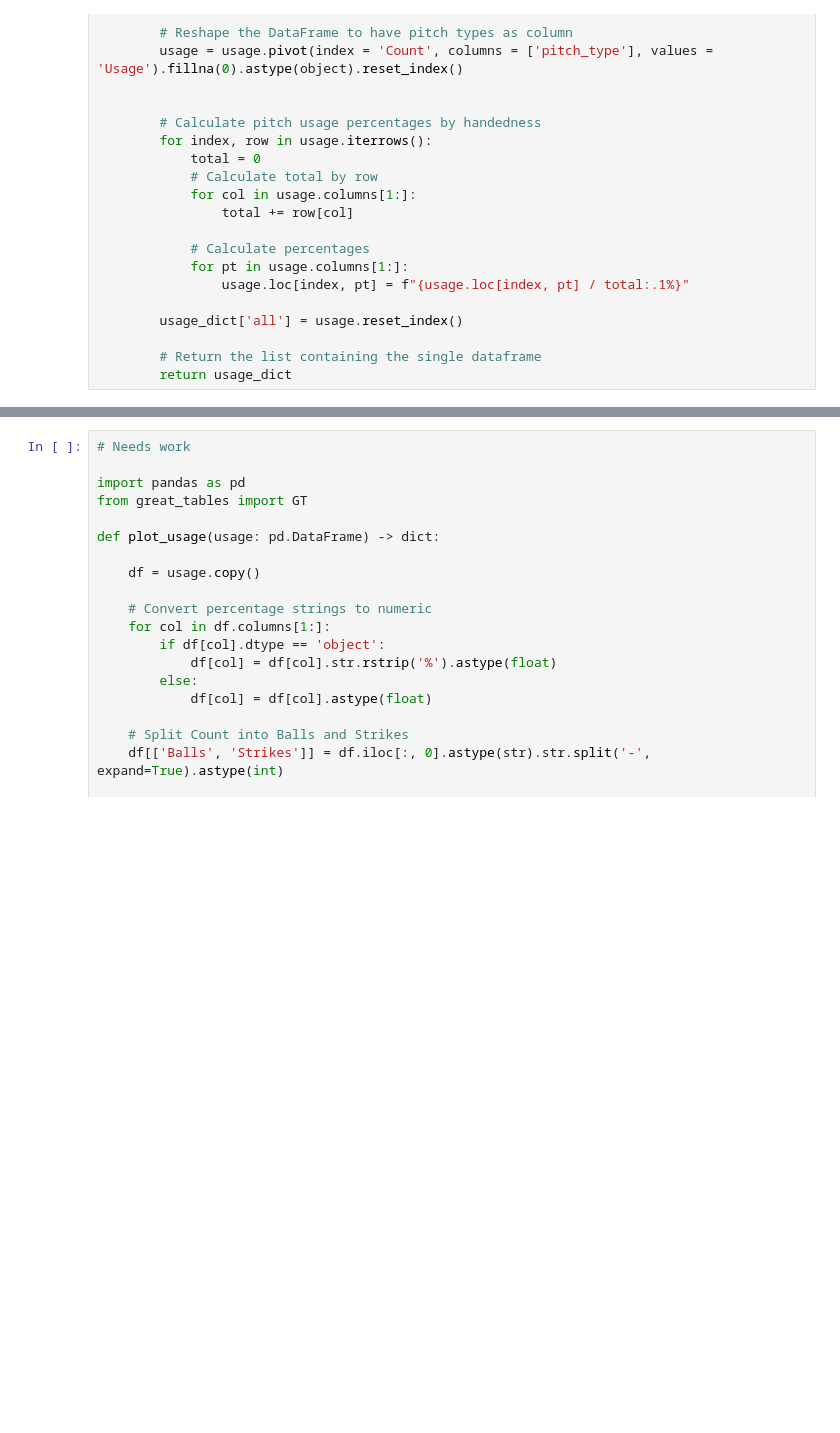
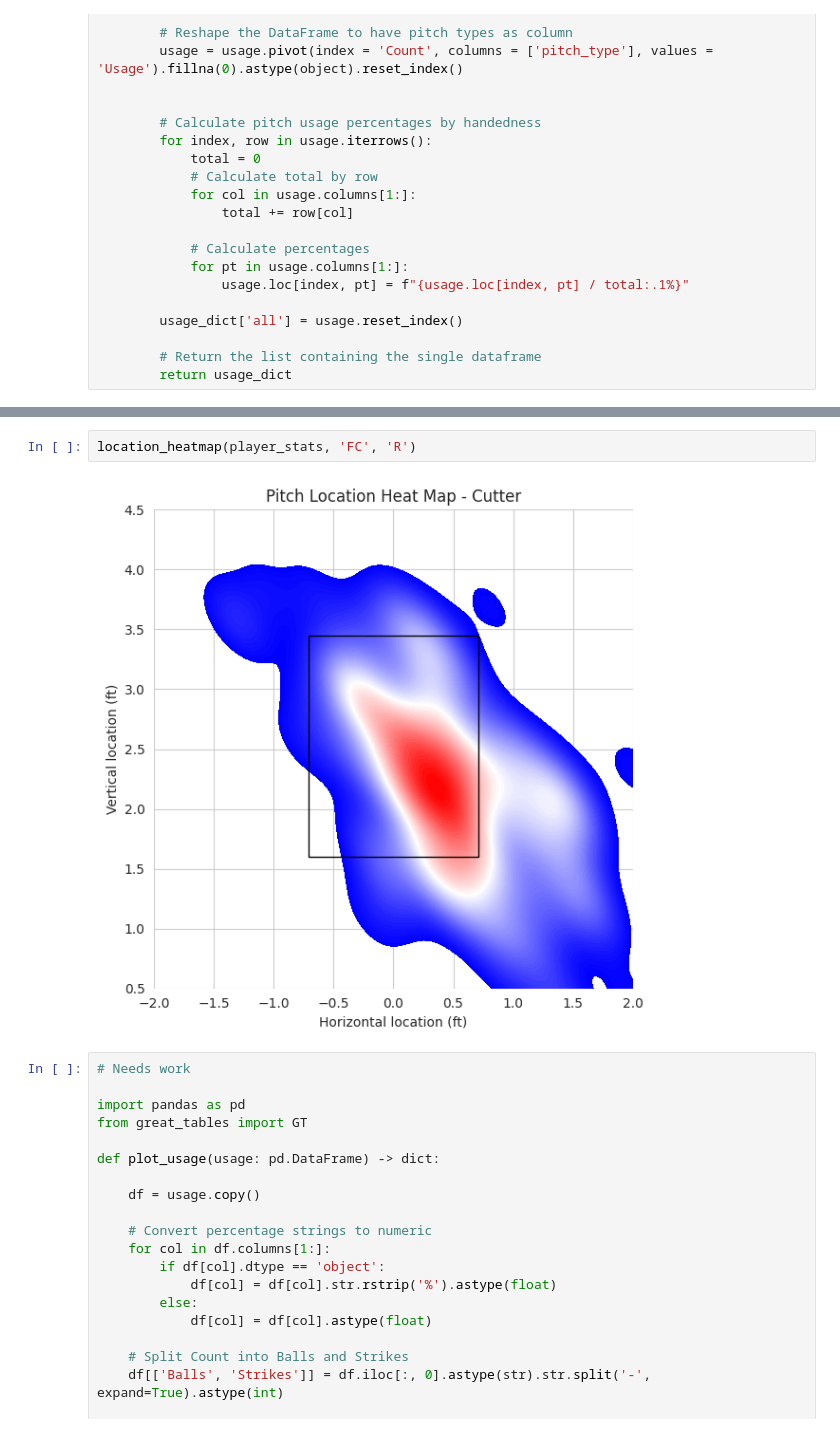
Before and after one commit to brianhockett/mlb-scouting-report, a Jupyter notebook: testing-notebook.ipynb, the cells around one changed output, grey strips where cells are left out. Cells and saved outputs as stored; diff of their text form; blank space fills up the shorter version.

Commit message:
Functionalized location heatmap

```diff
--- a/testing-notebook.ipynb
+++ b/testing-notebook.ipynb
@@ -220,3 +223,7 @@ plt.show()
+# %%
+location_heatmap(player_stats, 'FC', 'R')
+# %% [output]
+[figure, added]
 # %%
 # Needs work
 
```
Also changed, not shown: parts of 6 cells of this notebook, 2 other files.
